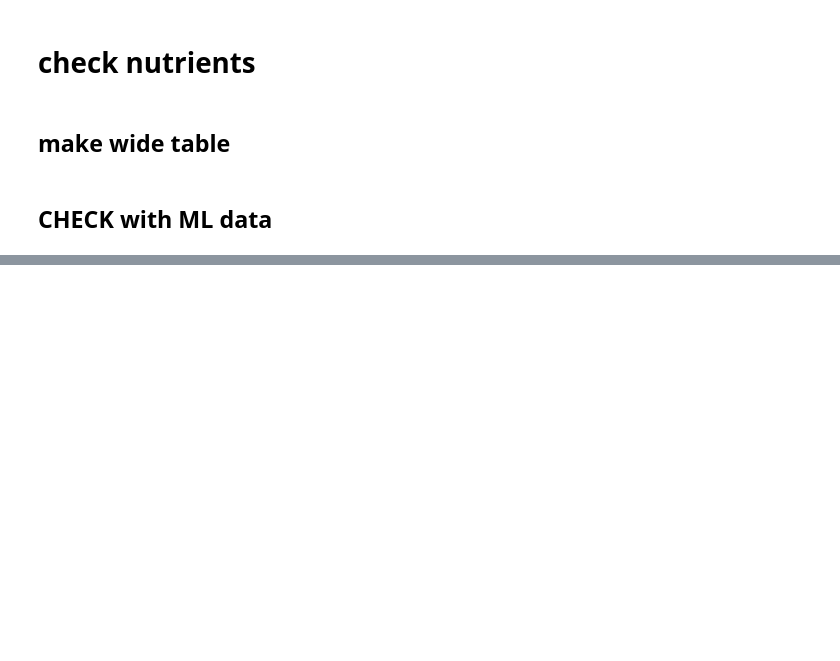
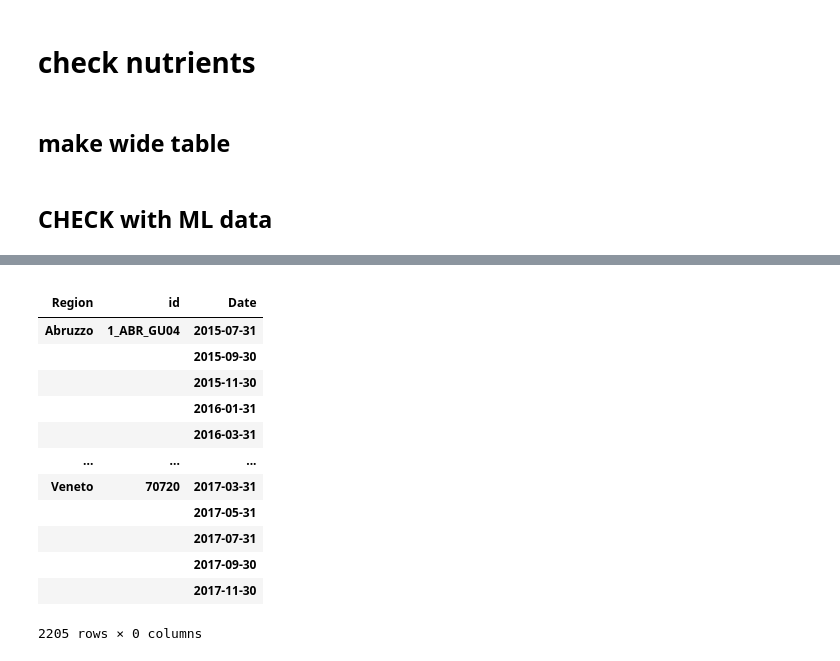
Before and after one commit to Alberto-Ghedin/ISPRA_20152017_Analysis, a Jupyter notebook: Create_dataset/modify_raw_env_data.ipynb, the cells around one changed output, grey strips where cells are left out. Cells and saved outputs as stored; diff of their text form; code cells hidden in the pictures; blank space fills up the shorter version.

```diff
--- a/Create_dataset/modify_raw_env_data.ipynb
+++ b/Create_dataset/modify_raw_env_data.ipynb
@@ -71,0 +91,5 @@ raw_data["Concentration"] = raw_data["Concentration"].astype(str).apply(lambda x
+# %%
+raw_data.dropna(subset = ["SampleDepth"], inplace=True)
+# %%
+#add regions
+raw_data = raw_data.merge(phyto_abundances.loc[:, ["id", "Region"]].drop_duplicates(), on = "id", how = "left")
@@ -131,0 +253,17 @@ raw_data_wide = pd.pivot_table(raw_data, index = ["id", "Date", "SampleDepth"],
+# %%
+ispra_samples.groupby(["Region", "id", pd.Grouper(key = "Date", freq = "M")]).count()
+# %% [output]
+|  |  |  |
+| Region | id | Date |
+| Abruzzo | 1_ABR_GU04 | 2015-07-31 |
+|  |  | 2015-09-30 |
+|  |  | 2015-11-30 |
+|  |  | 2016-01-31 |
+|  |  | 2016-03-31 |
+| ... | ... | ... |
+| Veneto | 70720 | 2017-03-31 |
+|  |  | 2017-05-31 |
+|  |  | 2017-07-31 |
+|  |  | 2017-09-30 |
+|  |  | 2017-11-30 |
+2205 rows × 0 columns
```
Also changed, not shown: parts of 33 cells of this notebook, 1 other file.
